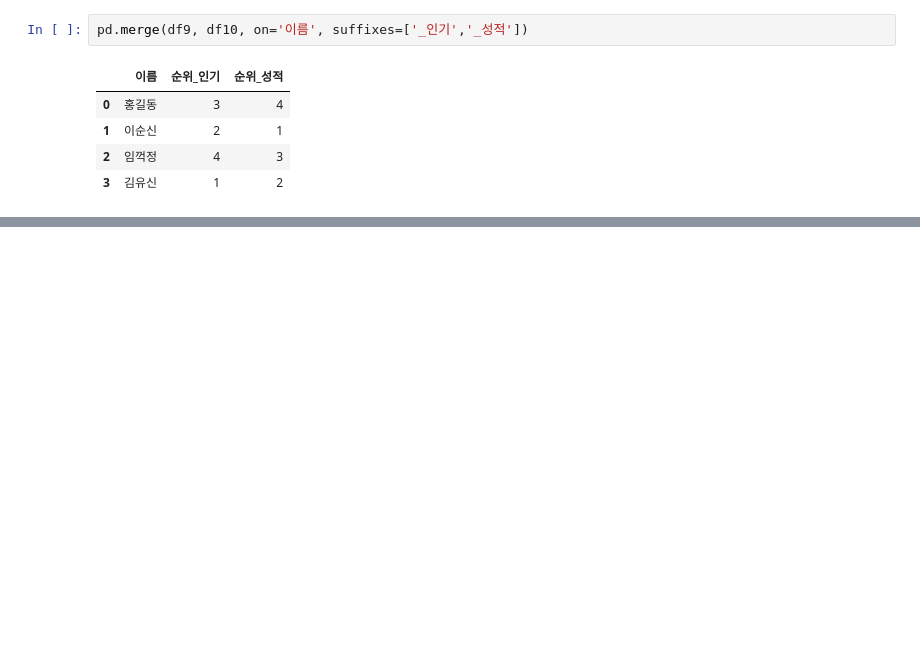
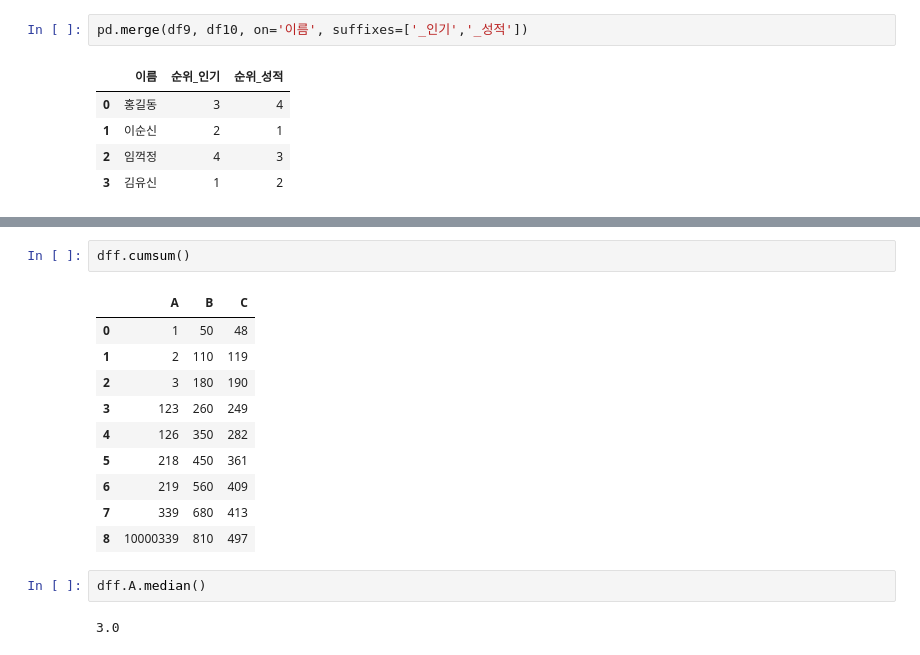
Before and after one commit to unknown-jun/Pandas, a Jupyter notebook: reviewing_pandas.ipynb, the cells around one changed output, grey strips where cells are left out. Saved outputs shown, nothing was run; the diff lists cells and outputs as text; blank space fills up the shorter version.

```diff
--- a/reviewing_pandas.ipynb
+++ b/reviewing_pandas.ipynb
@@ -2457,0 +2768,17 @@ pd.merge(df9, df10, on='이름', suffixes=['_인기','_성적'])
+# %%
+dff.cumsum()
+# %% [output]
+|  | A | B | C |
+| 0 | 1 | 50 | 48 |
+| 1 | 2 | 110 | 119 |
+| 2 | 3 | 180 | 190 |
+| 3 | 123 | 260 | 249 |
+| 4 | 126 | 350 | 282 |
+| 5 | 218 | 450 | 361 |
+| 6 | 219 | 560 | 409 |
+| 7 | 339 | 680 | 413 |
+| 8 | 10000339 | 810 | 497 |
+# %%
+dff.A.median()
+# %% [output]
+3.0
```
Also changed, not shown: parts of 81 cells of this notebook.
